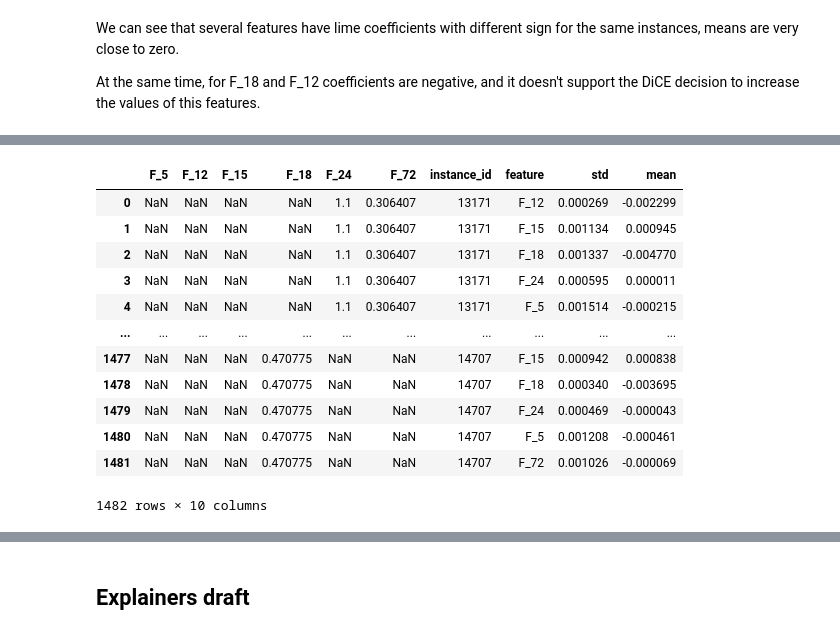
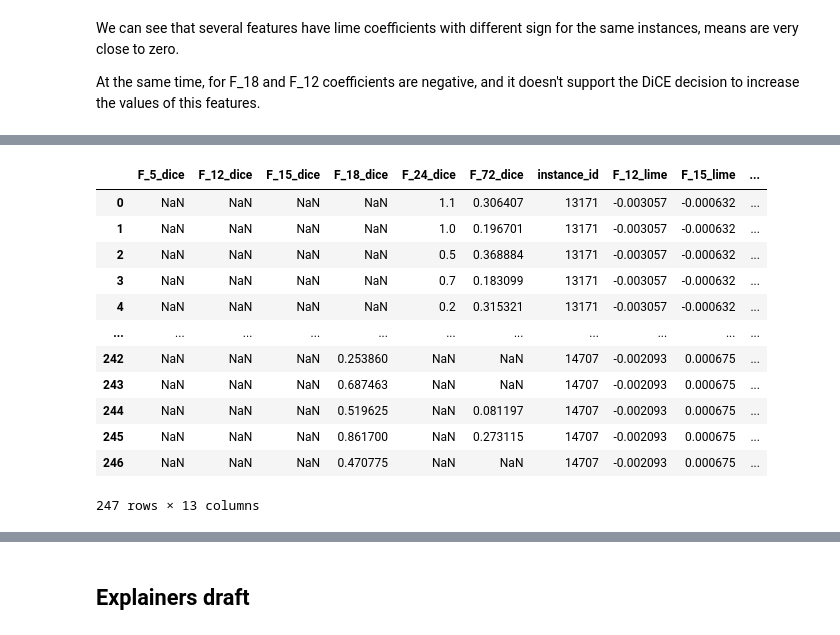
Before and after one commit to KseniaKingsep/interpretable-ml-risks, a Jupyter notebook: notebooks/1_2_CaseCI.ipynb, the cells around one changed output, grey strips where cells are left out. Saved outputs shown, nothing was run; the diff lists cells and outputs as text; code cells hidden in the pictures.

Commit message:
merge lime and dice data

```diff
--- a/notebooks/1_2_CaseCI.ipynb
+++ b/notebooks/1_2_CaseCI.ipynb
@@ -190,18 +167,18 @@ dice.alldiffs.merge(lime.aggbyidfeat, how='left', on='instance_id')
 comp = Comparator(model=case, dice=dice)
 comp.compare_dice_lime(features_to_vary)
 # %%
-comp.df
+comp.wide
 # %% [output]
-|  | F_5 | F_12 | F_15 | F_18 | F_24 | F_72 | instance_id | feature | std | mean |
-| 0 | NaN | NaN | NaN | NaN | 1.1 | 0.306407 | 13171 | F_12 | 0.000269 | -0.002299 |
-| 1 | NaN | NaN | NaN | NaN | 1.1 | 0.306407 | 13171 | F_15 | 0.001134 | 0.000945 |
-| 2 | NaN | NaN | NaN | NaN | 1.1 | 0.306407 | 13171 | F_18 | 0.001337 | -0.004770 |
-| 3 | NaN | NaN | NaN | NaN | 1.1 | 0.306407 | 13171 | F_24 | 0.000595 | 0.000011 |
-| 4 | NaN | NaN | NaN | NaN | 1.1 | 0.306407 | 13171 | F_5 | 0.001514 | -0.000215 |
+|  | F_5_dice | F_12_dice | F_15_dice | F_18_dice | F_24_dice | F_72_dice | instance_id | F_12_lime | F_15_lime | ... |
+| 0 | NaN | NaN | NaN | NaN | 1.1 | 0.306407 | 13171 | -0.003057 | -0.000632 | ... |
+| 1 | NaN | NaN | NaN | NaN | 1.0 | 0.196701 | 13171 | -0.003057 | -0.000632 | ... |
+| 2 | NaN | NaN | NaN | NaN | 0.5 | 0.368884 | 13171 | -0.003057 | -0.000632 | ... |
+| 3 | NaN | NaN | NaN | NaN | 0.7 | 0.183099 | 13171 | -0.003057 | -0.000632 | ... |
+| 4 | NaN | NaN | NaN | NaN | 0.2 | 0.315321 | 13171 | -0.003057 | -0.000632 | ... |
 | ... | ... | ... | ... | ... | ... | ... | ... | ... | ... | ... |
-| 1477 | NaN | NaN | NaN | 0.470775 | NaN | NaN | 14707 | F_15 | 0.000942 | 0.000838 |
-| 1478 | NaN | NaN | NaN | 0.470775 | NaN | NaN | 14707 | F_18 | 0.000340 | -0.003695 |
-| 1479 | NaN | NaN | NaN | 0.470775 | NaN | NaN | 14707 | F_24 | 0.000469 | -0.000043 |
-| 1480 | NaN | NaN | NaN | 0.470775 | NaN | NaN | 14707 | F_5 | 0.001208 | -0.000461 |
-| 1481 | NaN | NaN | NaN | 0.470775 | NaN | NaN | 14707 | F_72 | 0.001026 | -0.000069 |
+| 242 | NaN | NaN | NaN | 0.253860 | NaN | NaN | 14707 | -0.002093 | 0.000675 | ... |
+| 243 | NaN | NaN | NaN | 0.687463 | NaN | NaN | 14707 | -0.002093 | 0.000675 | ... |
+| 244 | NaN | NaN | NaN | 0.519625 | NaN | 0.081197 | 14707 | -0.002093 | 0.000675 | ... |
+| 245 | NaN | NaN | NaN | 0.861700 | NaN | 0.273115 | 14707 | -0.002093 | 0.000675 | ... |
+| 246 | NaN | NaN | NaN | 0.470775 | NaN | NaN | 14707 | -0.002093 | 0.000675 | ... |
-1482 rows × 10 columns
+247 rows × 13 columns
```
Also changed, not shown: parts of 4 cells of this notebook, 1 other file.
